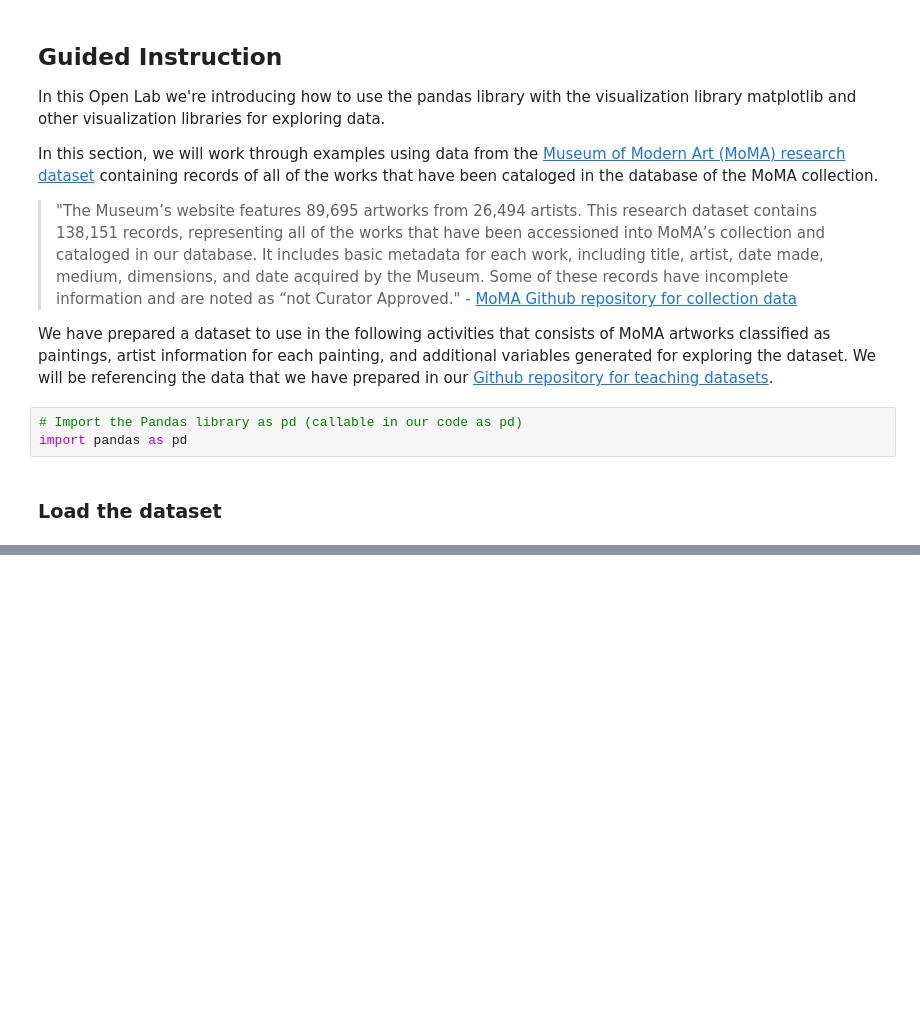
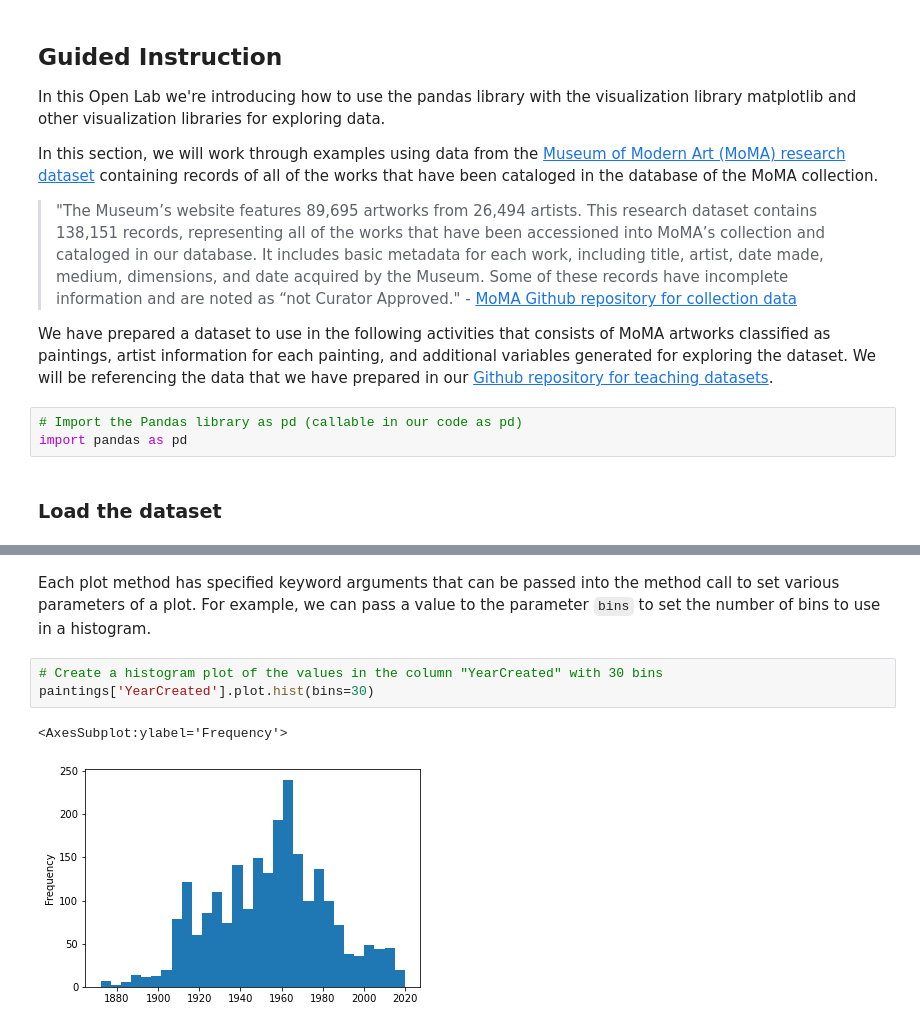
Before and after one commit to ncsu-libraries-data-vis/python-open-labs, a Jupyter notebook: Open_Lab_5_visualization_with_pandas/filled_Open_Lab_5_visualization_with_pandas.ipynb, the cells around one changed output, grey strips where cells are left out. Drawn from its saved outputs; the diff is of its cells as text; blank space fills up the shorter version.

```diff
--- a/Open_Lab_5_visualization_with_pandas/filled_Open_Lab_5_visualization_with_pandas.ipynb
+++ b/Open_Lab_5_visualization_with_pandas/filled_Open_Lab_5_visualization_with_pandas.ipynb
@@ -89,0 +111,8 @@ paintings['ObjectID'].plot()
+# %% [markdown]
+Each plot method has specified keyword arguments that can be passed into the method call to set various parameters of a plot. For example, we can pass a value to the parameter `bins` to set the number of bins to use in a histogram.
+# %%
+# Create a histogram plot of the values in the column "YearCreated" with 30 bins
+paintings['YearCreated'].plot.hist(bins=30)
+# %% [output]
+<AxesSubplot:ylabel='Frequency'>
+[figure, added]
```
Also changed, not shown: parts of 17 cells of this notebook.
